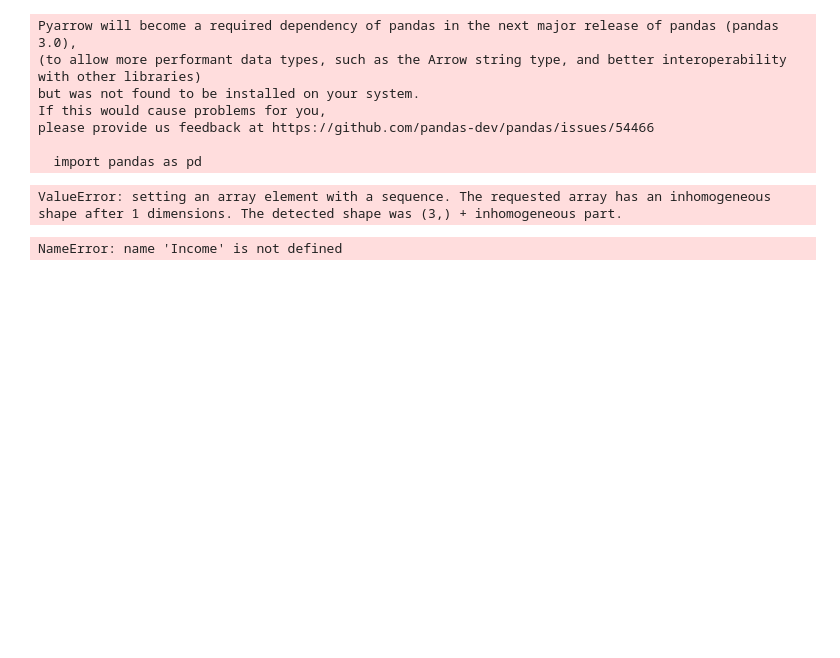
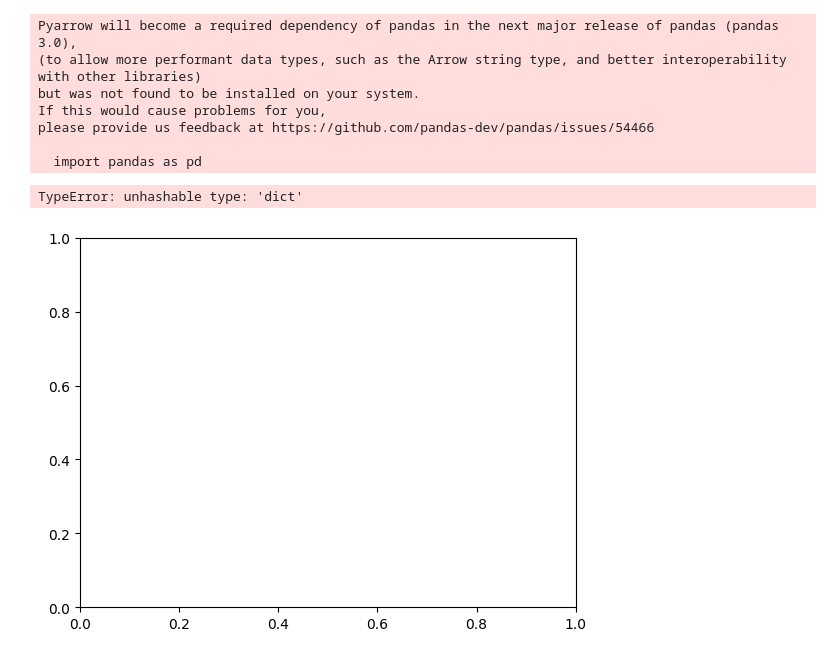
Before and after one commit to Flippergail/m3challenge, a Jupyter notebook: 2021Q3.ipynb, the cells around one changed output. Drawn from its saved outputs; the diff is of its cells as text; code cells hidden in the pictures; blank space fills up the shorter version.

```diff
--- a/2021Q3.ipynb
+++ b/2021Q3.ipynb
@@ -33,36 +33,30 @@ unemployment={
     'B':[3,2,2,3.09,2,1.59,1.59,1.59],
     'C':[3.8,3.71,3.71,5.34,5.34,5.34,4.64,4.64]
 }
-# %%
-#making array
-income_array= np.array(list(income.values())).reshape(-1, 1)
-povertyRate_array= np.array(list(povertyRate.values()))
-unemployment_array= np.array(list(unemployment.values()))
-# %% [output]
-ValueError: setting an array element with a sequence. The requested array has an inhomogeneous shape after 1 dimensions. The detected shape was (3,) + inhomogeneous part.
 # %%
-plt.plot(income,povertyRate )
-plt.xlabel('Incomes')
+plt.plot(income, povertyRate)
+plt.xlabel('Income')
 plt.ylabel('Poverty Rate')
 
-plt.title('Poverty Rate and Income corelation')
+plt.title('Total Semi Truck Sales by Month')
 
 regression = np.polyfit(range(len(povertyRate)), povertyRate, 1)
 
 trend = np.poly1d(regression)
 
 plt.plot(trend(range(len(povertyRate))), "r--")
 
 # Extrapolate the trend line
 extrapolated_x = range(len(povertyRate), len(povertyRate) + 12)  # Extend the x-values by 12 months
 extrapolated_y = np.polyval(regression, extrapolated_x)  # Calculate the corresponding y-values
 
 plt.plot(extrapolated_x, extrapolated_y, linestyle='--', color='g', label='Extrapolated Trend')
 
 predictedValue = np.polyval(regression, len(povertyRate) + 12)
 
 print(f"Estimated number of semi trucks sold in the US 12 months from now: {round(predictedValue)}")
 
 plt.show()
 # %% [output]
-NameError: name 'Income' is not defined
+TypeError: unhashable type: 'dict'
+[figure, added]
```
Also changed, not shown: 1 other file.
